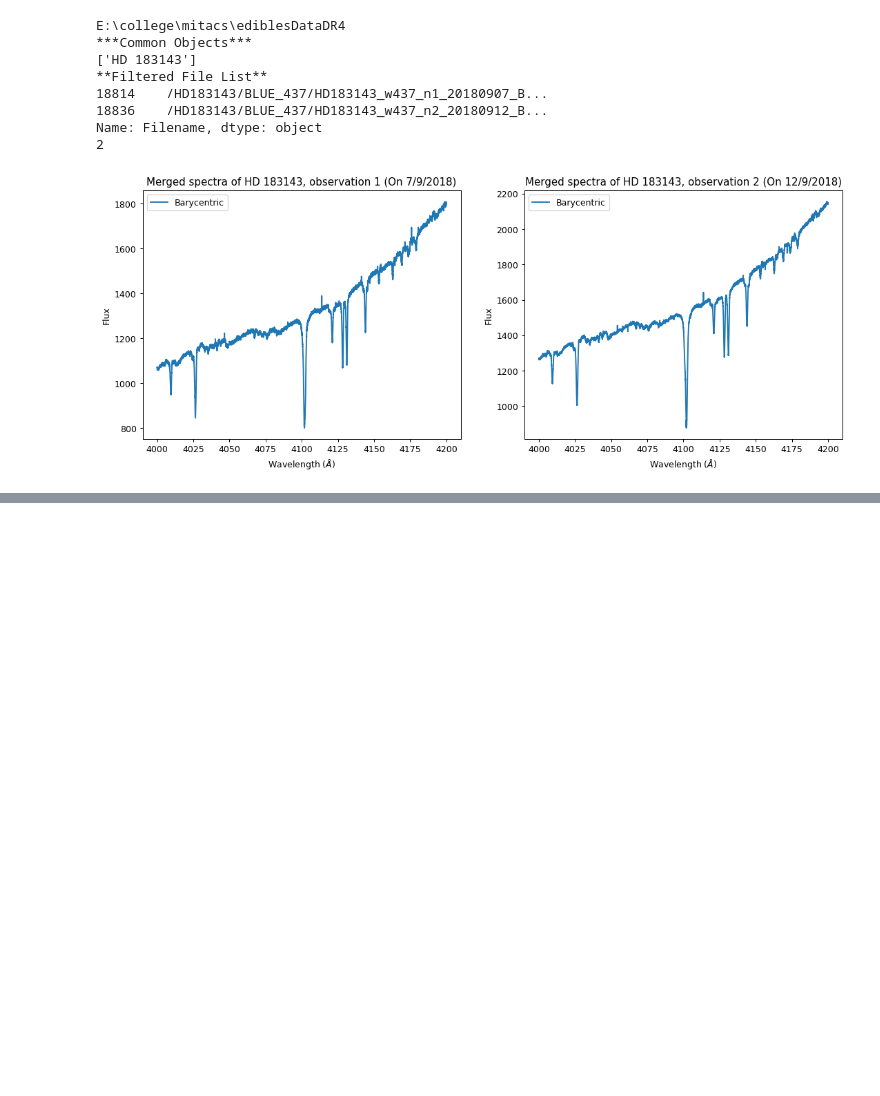
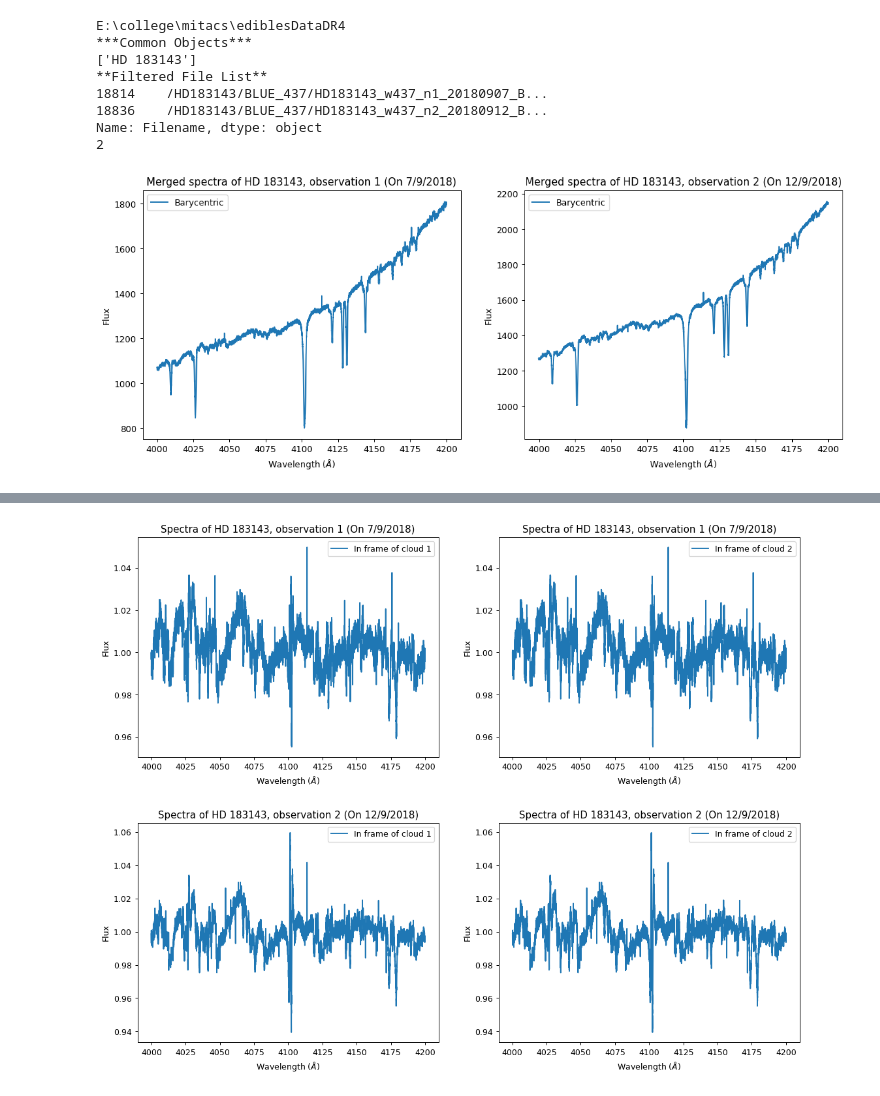
Before and after one commit to jancami/edibles, a Jupyter notebook: edibles/utils/Harshit/DataAccess1.ipynb, the cells around one changed output, grey strips where cells are left out. Drawn from its saved outputs; the diff is of its cells as text; code cells hidden in the pictures; blank space fills up the shorter version.

```diff
--- a/edibles/utils/Harshit/DataAccess1.ipynb
+++ b/edibles/utils/Harshit/DataAccess1.ipynb
@@ -80 +215,63 @@ plt.subplots_adjust(hspace=0.3, wspace=0.2)
+# %%
+#shifting the spectrum to the clouds' frame
+#if on jupyter, just run this part
+
+#structure of datas array (after frame shifting is done) is as ->
+#[array of all observations info in first cloud frame,
+# array of all observations info in second cloud frame,
+# array of all observations info in third cloud frame,.....]
+#
+#where structure of array of all observations info in a cloud's frame is as ->
+#[array of info of first observation,
+# array of info of second observation,
+# array of info of third observation,.....]
+#
+#where structure of array of info of a observation is as ->
+#[date of observation as a string, array of data of observation]
+#
+#where in the array of data of observation, first column is the wavelengths (shifted in frame of cloud)
+#and second column is the respective intensities (continuum and stellar line removed)
+
+
+with open(r'E:\college\mitacs\codes\cloudVels.txt') as f:
+    for line in f:
+        # Remove newline char
+        line = line.replace('\n', '')
+
+        # Split the line into a list by a comma
+        line = line.split(',')
+
+        if(line[0]) == starName.replace(' ', ''):
+            vels = line[1].split(';')
+            break
+
+datas = np.empty(shape = len(vels), dtype = object)
+for it7 in range(len(vels)):
+    datas[it7] = copy.deepcopy(datasLineRem)
+
+ffig4, faxs4 = plt.subplots(-((-len(datas)*len(vels))//2), 2, figsize=(12,-5*((-len(datas)*len(vels))//2)))
+plt.tight_layout(rect=[0, 0.03, 1, 0.95])
+
+for it5 in range(len(datas)):
+    for it6 in range(len(vels)):
+        datas[it6][it5][1][:, 0] = datas[it6][it5][1][:, 0] * (1 + (float(vels[it6])/299792.458))
+
+        if(len(datas)*len(vels) < 3):
+            desax4 = faxs4[it5*len(vels) + it6]
+        else:
+            desax4 = faxs4[(it5*len(vels) + it6)//2, it5*len(vels) + it6 - 2 * ((it5*len(vels) + it6)//2)]
+
+        lab1 = 'In frame of cloud ' + str(it6+1)
+        desax4.plot(datas[it6][it5][1][:, 0], datas[it6][it5][1][:, 1], label=lab1)
+        tit4 = 'Spectra of ' + starName + ', observation ' + str(it5+1) + ' (On ' + datas[it6][it5][0] + ')'
+        desax4.set_title(tit4)
+        desax4.set(xlabel = r'Wavelength ($\AA$)', ylabel = 'Flux')
+        desax4.legend()
+
+if not ((len(datas)*len(vels) - 2 * ((len(datas)*len(vels))//2)) == 0):
+    ffig4.delaxes(faxs4[(len(datas)*len(vels))//2, 1])
+
+plt.subplots_adjust(hspace=0.3, wspace=0.2)
+# %% [output]
+[figure, added]
 # %%
```
Also changed, not shown: parts of 14 cells of this notebook, 3 other files.
